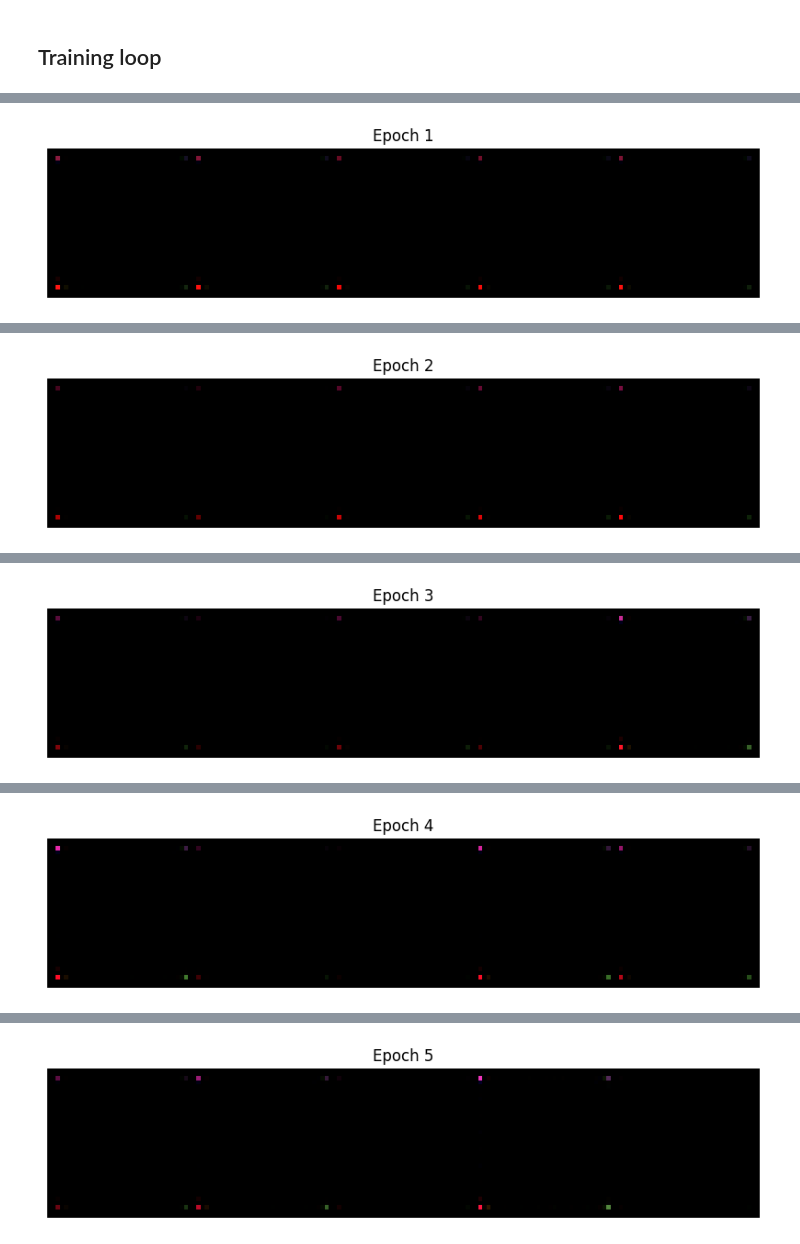
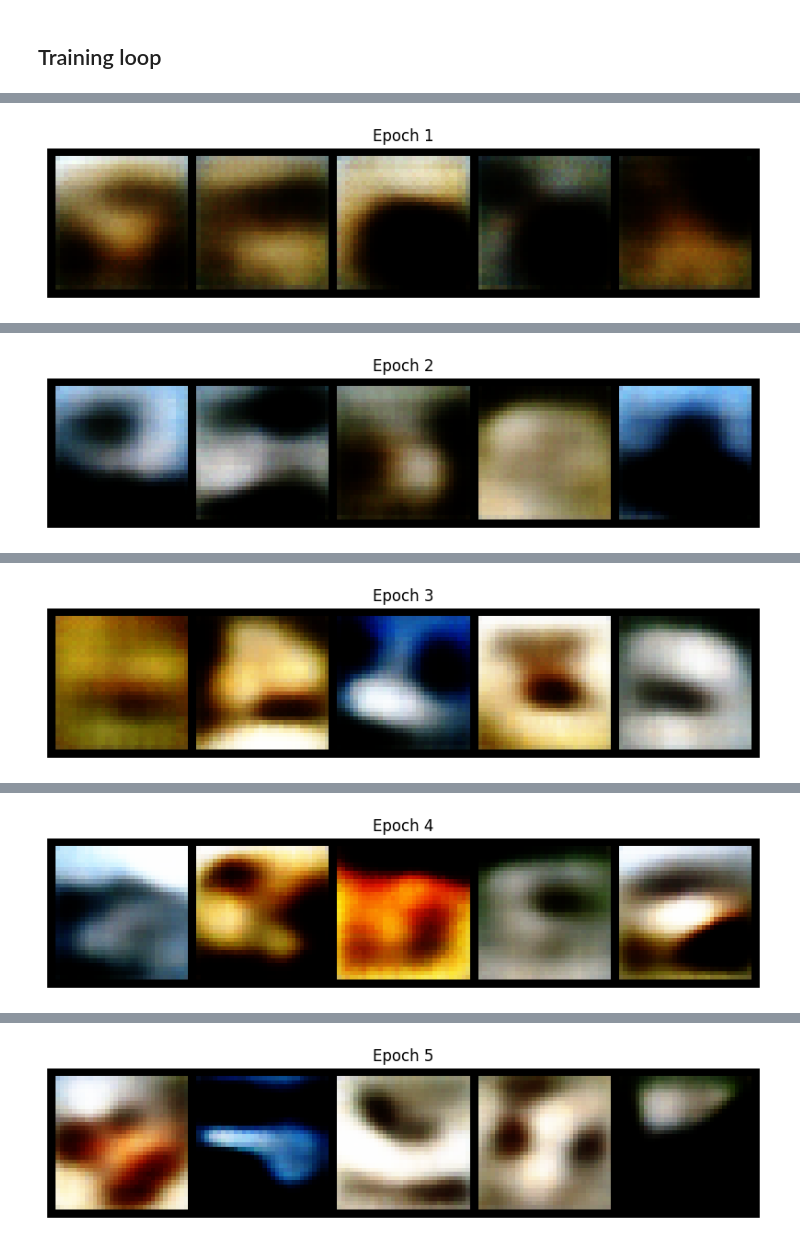
Before and after one commit to a-kori/vae_vq-vae, a Jupyter notebook: train.ipynb, the cells around one changed output, grey strips where cells are left out. Cells and saved outputs as stored; diff of their text form; code cells hidden in the pictures.

Commit message:
Improved training

```diff
--- a/train.ipynb
+++ b/train.ipynb
@@ -32,8 +27,8 @@ Clipping input data to the valid range for imshow with RGB data ([0..1] for floa
 ## Set the hyperparameters, learning strategy, optimizer
 # %%
 # Hyperparameters
-batch_size = 1024 # Number of images per update of the network
-num_epochs = 50 # One epoch means seeing every image of the training dataset, which consists of 50000 images
+batch_size = 64 # Number of images per update of the network
+num_epochs = 10 # One epoch means seeing every image of the training dataset, which consists of 50000 images
 latent_dim = 100  # Size of the latent space
 input_channels = 3  # CIFAR-10 images have 3 color channels
 
@@ -51,16 +46,16 @@ optimizer_option = 'adam'
 
 optimizer = None
 if optimizer_option == "adam":
-  optimizer = torch.optim.Adam(model.parameters())
+  optimizer = torch.optim.Adam(model.parameters(), lr=0.001)
 elif optimizer_option == "adamw":
-  optimizer = torch.optim.AdamW(model.parameters())
+  optimizer = torch.optim.AdamW(model.parameters(), lr=0.001)
 elif optimizer_option == "rmsprop":
-  optimizer = torch.optim.RMSProp(model.parameters())
+  optimizer = torch.optim.RMSProp(model.parameters(), lr=0.001)
 else:
-  optimizer = torch.optim.SGD(model.parameters())
+  optimizer = torch.optim.SGD(model.parameters(), lr=0.001)
 
 # Learning rate scheduler parameters
-lr_schedule_option = 'step'
+lr_schedule_option = 'cosine'
 
 scheduler = None
 if lr_schedule_option == 'step':
@@ -86,9 +81,9 @@ Using device: cpu
 # %%
 # Loss function
 def loss_function(recon_x, x, mu, logvar):
-  BCE = nn.functional.binary_cross_entropy_with_logits(recon_x, x, reduction='sum')
-  KLD = -0.5 * torch.sum(1 + logvar - mu.pow(2) - logvar.exp())
-  return BCE + KLD
+    MSE = nn.functional.mse_loss(recon_x, x, reduction='sum')
+    KLD = -0.5 * torch.sum(1 + logvar - mu.pow(2) - logvar.exp())
+    return MSE + KLD
 
 # We want to plot training and testing losses at the end of training
 train_losses = []
@@ -98,7 +93,6 @@ learning_rates = []
 # Training loop
 for epoch in range(num_epochs):
   model.train()
-
   epoch_start_time = time.time()
 
   for batch_idx, (data, _) in enumerate(training_loader):
@@ -130,28 +124,27 @@ for epoch in range(num_epochs):
   test_losses.append(mean_loss)
 
   elapsed_time = time.time() - epoch_start_time
-
   print(f'Epoch {epoch + 1}, Mean Test Loss: {mean_loss}, Learning Rate: {lr:.6f}, Time: {elapsed_time:.2f}s')
 
   # Generate and log images after each epoch
   sample(model, epoch, device, latent_dim, num_samples=5)
 
-# Plot train and test losses
-plt.figure(figsize=(10, 5))
-plt.plot(train_losses, label='Train Loss')
-plt.scatter(range(len(test_losses)), test_losses, color='red', label='Test Loss')
-plt.xlabel('Epochs')
-plt.ylabel('Loss')
-plt.legend()
-plt.title('Train and Test Loss over Epochs')
-plt.show()
+# # Plot train and test losses
+# plt.figure(figsize=(10, 5))
+# plt.plot(train_losses.cpu().numpy(), label='Train Loss')
+# plt.scatter(range(len(test_losses.cpu().numpy())), test_losses.cpu().numpy(), color='red', label='Test Loss')
+# plt.xlabel('Epochs')
+# plt.ylabel('Loss')
+# plt.legend()
+# plt.title('Train and Test Loss over Epochs')
+# plt.show()
 
-# Plot learning rate over time
-plt.figure(figsize=(10, 5))
-plt.plot(learning_rates, label='Learning Rate')
-plt.xlabel('Batches')
-plt.ylabel('Learning Rate')
-plt.legend()
-plt.title('Learning Rate over Time')
-plt.show()
+# # Plot learning rate over time
+# plt.figure(figsize=(10, 5))
+# plt.plot(learning_rates, label='Learning Rate')
+# plt.xlabel('Batches')
+# plt.ylabel('Learning Rate')
+# plt.legend()
+# plt.title('Learning Rate over Time')
+# plt.show()
 # %% [output]
@@ -159 +152 @@ Epoch 1, Mean Test Loss: 2173229.1147959186, Learning Rate: 0.001000, Time: 44.7
-[figure, old version]
+[figure, new version]
@@ -161 +154 @@ Epoch 2, Mean Test Loss: 2172923.6275510206, Learning Rate: 0.001000, Time: 44.3
-[figure, old version]
+[figure, new version]
@@ -163 +156 @@ Epoch 3, Mean Test Loss: 2172857.4438775512, Learning Rate: 0.001000, Time: 44.3
-[figure, old version]
+[figure, new version]
@@ -165 +158 @@ Epoch 4, Mean Test Loss: 2172834.4795918367, Learning Rate: 0.001000, Time: 44.4
-[figure, old version]
+[figure, new version]
@@ -167 +160 @@ Epoch 5, Mean Test Loss: 2172822.8061224488, Learning Rate: 0.001000, Time: 44.3
-[figure, old version]
+[figure, new version]
```
Also changed, not shown: parts of 3 cells of this notebook.
